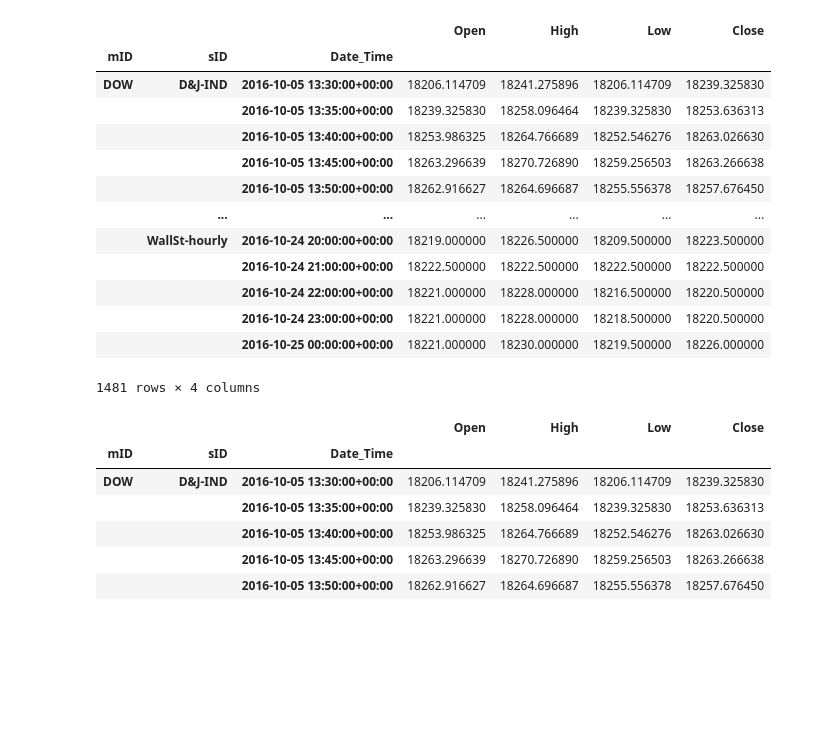
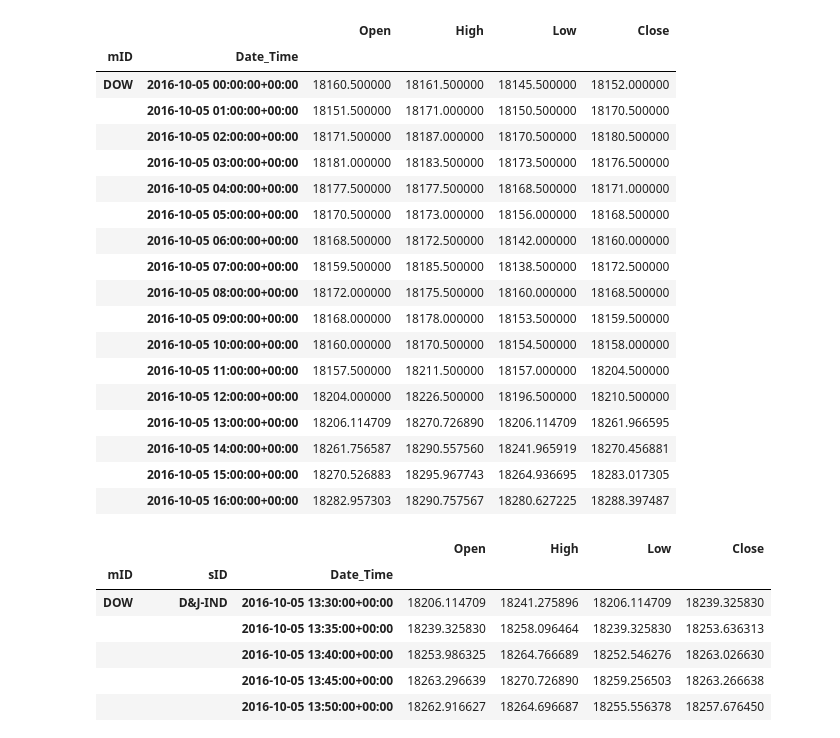
Before and after one commit to cwilko/marketinsights-price-aggregator, a Jupyter notebook: samples/Sandbox.ipynb, the cells around one changed output. Saved outputs shown, nothing was run; the diff lists cells and outputs as text; code cells hidden in the pictures; blank space fills up the shorter version.

```diff
--- a/samples/Sandbox.ipynb
+++ b/samples/Sandbox.ipynb
@@ -82,7 +131,7 @@ data_config2 = [
         "class": "MDSConnector",
         "opts": {
             "remote": True,
-            "location": "http://pricestore.192.168.1.203.nip.io"
+            "location": "http://localhost:8080"
         },
         "timezone": "UTC",
         "markets": [
@@ -90,12 +139,12 @@ data_config2 = [
                 "ID": "DOW",
                 "sources": [
                     {
+                        "ID": "D&J-IND",
+                        "sample_unit": "5min"
+                    },
+                    {
                         "ID": "WallSt-hourly",
                         "sample_unit": "H"
-                    },
-                    {
-                        "ID": "D&J-IND",
-                        "sample_unit": "5min"
                     }
                 ]
             }
@@ -180,29 +229,34 @@ data_config3 = [
     ]
 # %%
 start = "2016-10-05"
-end = "2016-10-25"
+end = "2016-10-05 16:00"
 
 # Get data from MDS
 MDS_aggregator = MarketDataAggregator(data_config2)
 
-MDSData = MDS_aggregator.getData("DOW", start=start, end=end, aggregate=False, debug=False)
+MDSData = MDS_aggregator.getData("DOW", "H", start=start, end=end, aggregate=True, debug=False)
 
 MDSData
 # %% [output]
-|  |  |  | Open | High | Low | Close |
-| mID | sID | Date_Time |  |  |  |  |
-| DOW | D&J-IND | 2016-10-05 13:30:00+00:00 | 18206.114709 | 18241.275896 | 18206.114709 | 18239.325830 |
-|  |  | 2016-10-05 13:35:00+00:00 | 18239.325830 | 18258.096464 | 18239.325830 | 18253.636313 |
-|  |  | 2016-10-05 13:40:00+00:00 | 18253.986325 | 18264.766689 | 18252.546276 | 18263.026630 |
-|  |  | 2016-10-05 13:45:00+00:00 | 18263.296639 | 18270.726890 | 18259.256503 | 18263.266638 |
-|  |  | 2016-10-05 13:50:00+00:00 | 18262.916627 | 18264.696687 | 18255.556378 | 18257.676450 |
-|  | ... | ... | ... | ... | ... | ... |
-|  | WallSt-hourly | 2016-10-24 20:00:00+00:00 | 18219.000000 | 18226.500000 | 18209.500000 | 18223.500000 |
-|  |  | 2016-10-24 21:00:00+00:00 | 18222.500000 | 18222.500000 | 18222.500000 | 18222.500000 |
-|  |  | 2016-10-24 22:00:00+00:00 | 18221.000000 | 18228.000000 | 18216.500000 | 18220.500000 |
-|  |  | 2016-10-24 23:00:00+00:00 | 18221.000000 | 18228.000000 | 18218.500000 | 18220.500000 |
-|  |  | 2016-10-25 00:00:00+00:00 | 18221.000000 | 18230.000000 | 18219.500000 | 18226.000000 |
+|  |  | Open | High | Low | Close |
+| mID | Date_Time |  |  |  |  |
+| DOW | 2016-10-05 00:00:00+00:00 | 18160.500000 | 18161.500000 | 18145.500000 | 18152.000000 |
+|  | 2016-10-05 01:00:00+00:00 | 18151.500000 | 18171.000000 | 18150.500000 | 18170.500000 |
+|  | 2016-10-05 02:00:00+00:00 | 18171.500000 | 18187.000000 | 18170.500000 | 18180.500000 |
+|  | 2016-10-05 03:00:00+00:00 | 18181.000000 | 18183.500000 | 18173.500000 | 18176.500000 |
+|  | 2016-10-05 04:00:00+00:00 | 18177.500000 | 18177.500000 | 18168.500000 | 18171.000000 |
+|  | 2016-10-05 05:00:00+00:00 | 18170.500000 | 18173.000000 | 18156.000000 | 18168.500000 |
+|  | 2016-10-05 06:00:00+00:00 | 18168.500000 | 18172.500000 | 18142.000000 | 18160.000000 |
+|  | 2016-10-05 07:00:00+00:00 | 18159.500000 | 18185.500000 | 18138.500000 | 18172.500000 |
+|  | 2016-10-05 08:00:00+00:00 | 18172.000000 | 18175.500000 | 18160.000000 | 18168.500000 |
+|  | 2016-10-05 09:00:00+00:00 | 18168.000000 | 18178.000000 | 18153.500000 | 18159.500000 |
+|  | 2016-10-05 10:00:00+00:00 | 18160.000000 | 18170.500000 | 18154.500000 | 18158.000000 |
+|  | 2016-10-05 11:00:00+00:00 | 18157.500000 | 18211.500000 | 18157.000000 | 18204.500000 |
+|  | 2016-10-05 12:00:00+00:00 | 18204.000000 | 18226.500000 | 18196.500000 | 18210.500000 |
+|  | 2016-10-05 13:00:00+00:00 | 18206.114709 | 18270.726890 | 18206.114709 | 18261.966595 |
+|  | 2016-10-05 14:00:00+00:00 | 18261.756587 | 18290.557560 | 18241.965919 | 18270.456881 |
+|  | 2016-10-05 15:00:00+00:00 | 18270.526883 | 18295.967743 | 18264.936695 | 18283.017305 |
+|  | 2016-10-05 16:00:00+00:00 | 18282.957303 | 18290.757567 | 18280.627225 | 18288.397487 |
-1481 rows × 4 columns
 # %%
 MDSData.loc[pd.IndexSlice[:, : , "2016-10-05":"2016-10-06"]]
 #MDSData.xs("DOW").xs("D&J-IND")[:'2016-10-05 13:50']
```
Also changed, not shown: parts of 11 cells of this notebook, 7 other files.
